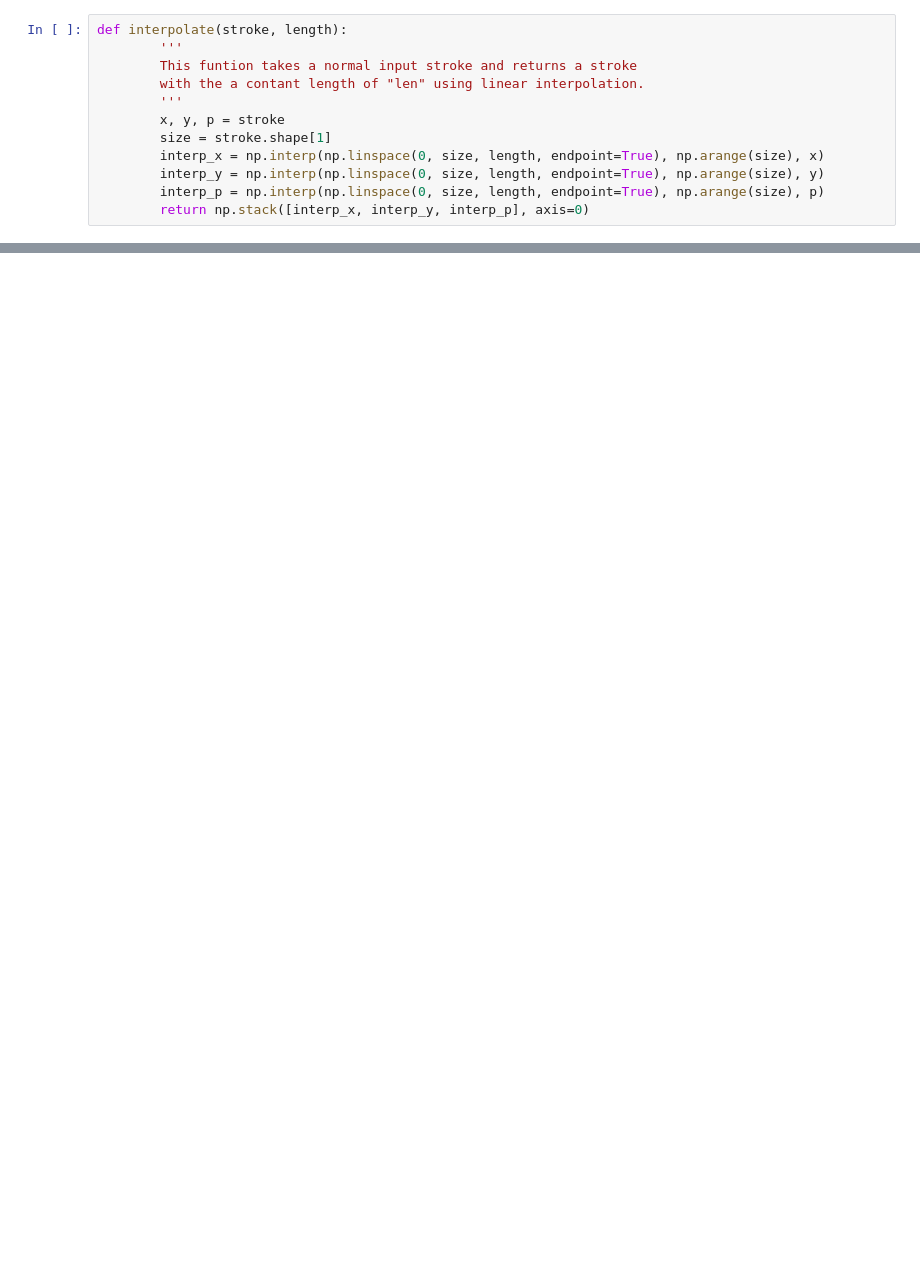
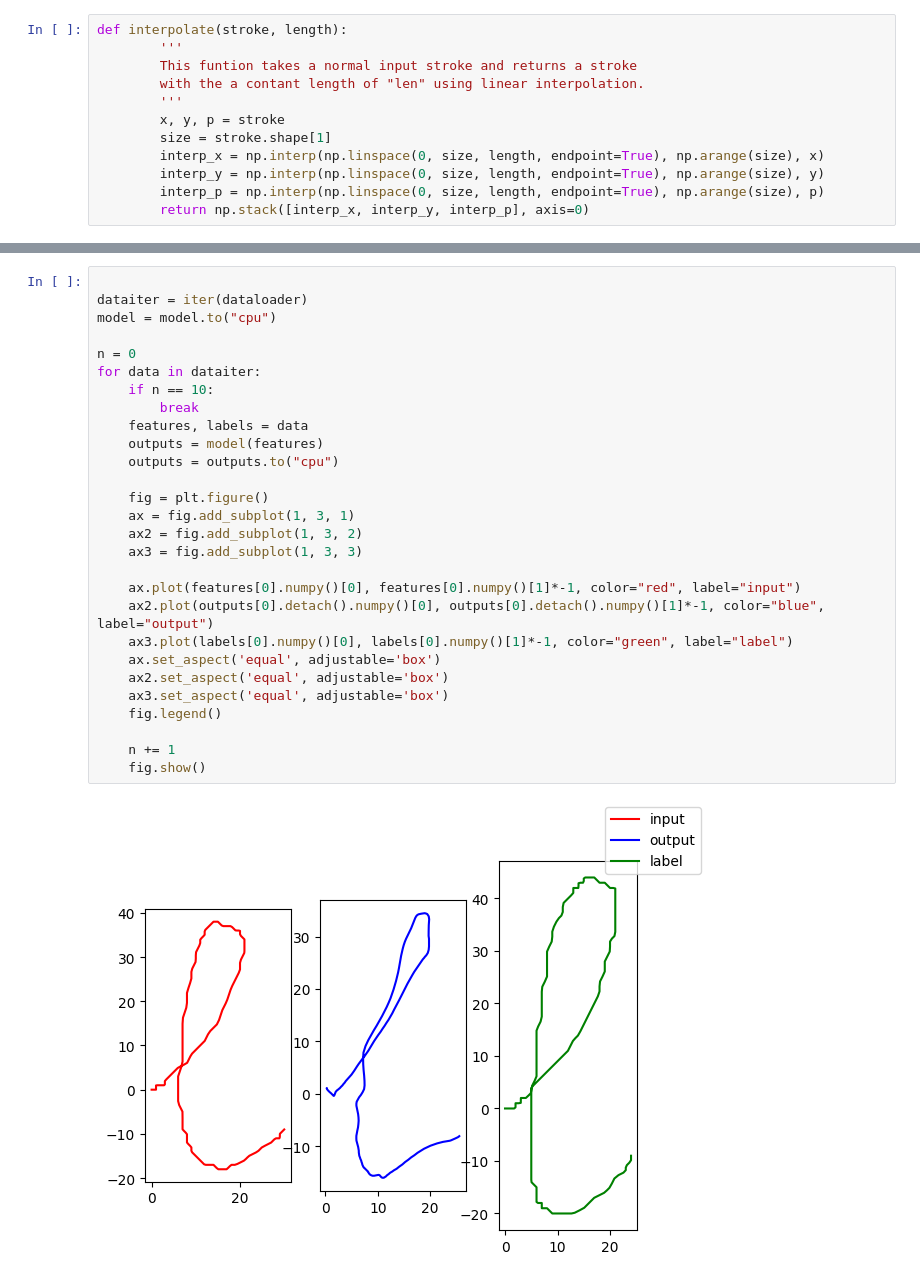
Before and after one commit to Luukdh/Thesis-AutoWrite, a Jupyter notebook: Project/Model_and_Training/unet_testing.ipynb, the cells around one changed output, grey strips where cells are left out. Cells and saved outputs as stored; diff of their text form; blank space fills up the shorter version.

```diff
--- a/Project/Model_and_Training/unet_testing.ipynb
+++ b/Project/Model_and_Training/unet_testing.ipynb
@@ -171,0 +187,30 @@ Epoch [40/40], Step [6/6], Loss: 74.7980
+# %%
+
+dataiter = iter(dataloader)
+model = model.to("cpu")
+
+n = 0
+for data in dataiter:
+    if n == 10:
+        break
+    features, labels = data
+    outputs = model(features)
+    outputs = outputs.to("cpu")
+
+    fig = plt.figure()
+    ax = fig.add_subplot(1, 3, 1)
+    ax2 = fig.add_subplot(1, 3, 2)
+    ax3 = fig.add_subplot(1, 3, 3)
+
+    ax.plot(features[0].numpy()[0], features[0].numpy()[1]*-1, color="red", label="input")
+    ax2.plot(outputs[0].detach().numpy()[0], outputs[0].detach().numpy()[1]*-1, color="blue", label="output")
+    ax3.plot(labels[0].numpy()[0], labels[0].numpy()[1]*-1, color="green", label="label")
+    ax.set_aspect('equal', adjustable='box')
+    ax2.set_aspect('equal', adjustable='box')
+    ax3.set_aspect('equal', adjustable='box')
+    fig.legend()
+
+    n += 1
+    fig.show()
+# %% [output]
+[figure, added]
```
Also changed, not shown: parts of 7 cells of this notebook, 8 other files.
